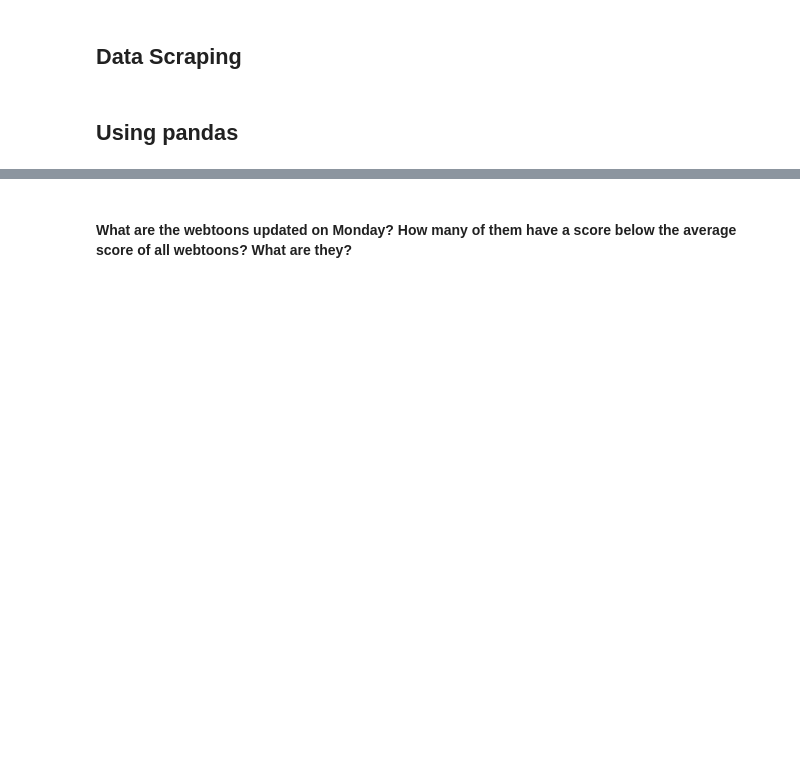
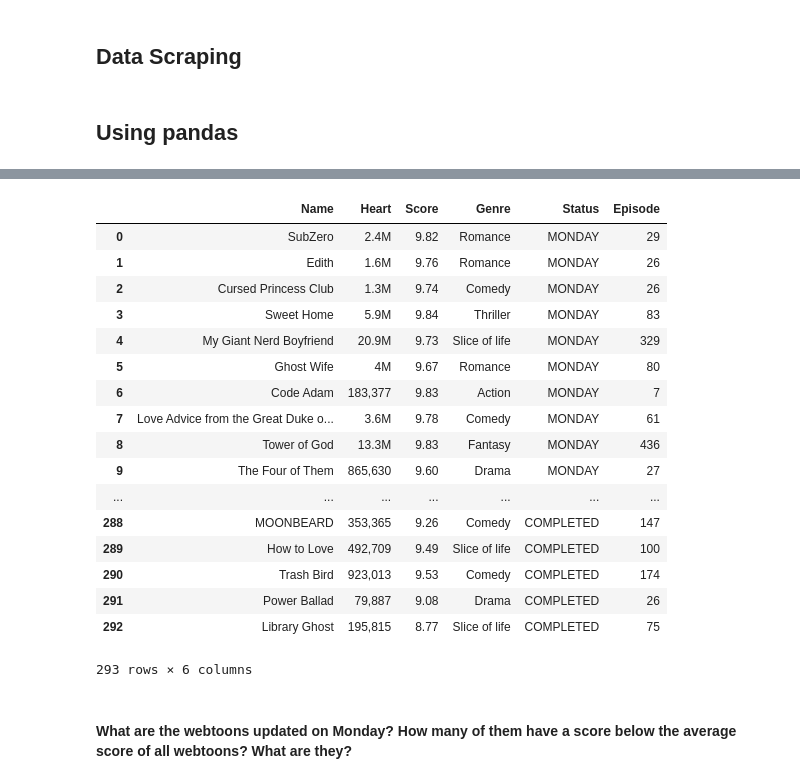
Before and after one commit to haleyhfeng/Webtoon-Analysis, a Jupyter notebook: main_pandas.ipynb, the cells around one changed output, grey strips where cells are left out. Saved outputs shown, nothing was run; the diff lists cells and outputs as text; code cells hidden in the pictures; blank space fills up the shorter version.

```diff
--- a/main_pandas.ipynb
+++ b/main_pandas.ipynb
@@ -87,3 +97,26 @@ df
+# %%
+# Saving updated csv file
+df = pd.read_csv('newwebtoons_data.csv')
+df
+# %% [output]
+|  | Name | Heart | Score | Genre | Status | Episode |
+| 0 | SubZero | 2.4M | 9.82 | Romance | MONDAY | 29 |
+| 1 | Edith | 1.6M | 9.76 | Romance | MONDAY | 26 |
+| 2 | Cursed Princess Club | 1.3M | 9.74 | Comedy | MONDAY | 26 |
+| 3 | Sweet Home | 5.9M | 9.84 | Thriller | MONDAY | 83 |
+| 4 | My Giant Nerd Boyfriend | 20.9M | 9.73 | Slice of life | MONDAY | 329 |
+| 5 | Ghost Wife | 4M | 9.67 | Romance | MONDAY | 80 |
+| 6 | Code Adam | 183,377 | 9.83 | Action | MONDAY | 7 |
+| 7 | Love Advice from the Great Duke o... | 3.6M | 9.78 | Comedy | MONDAY | 61 |
+| 8 | Tower of God | 13.3M | 9.83 | Fantasy | MONDAY | 436 |
+| 9 | The Four of Them | 865,630 | 9.60 | Drama | MONDAY | 27 |
+| ... | ... | ... | ... | ... | ... | ... |
+| 288 | MOONBEARD | 353,365 | 9.26 | Comedy | COMPLETED | 147 |
+| 289 | How to Love | 492,709 | 9.49 | Slice of life | COMPLETED | 100 |
+| 290 | Trash Bird | 923,013 | 9.53 | Comedy | COMPLETED | 174 |
+| 291 | Power Ballad | 79,887 | 9.08 | Drama | COMPLETED | 26 |
+| 292 | Library Ghost | 195,815 | 8.77 | Slice of life | COMPLETED | 75 |
+293 rows × 6 columns
 # %% [markdown]
 #### What are the webtoons updated on Monday? How many of them have a score below the average score of all webtoons? What are they?
 # %%
```
Also changed, not shown: parts of 13 cells of this notebook, 3 other files.
